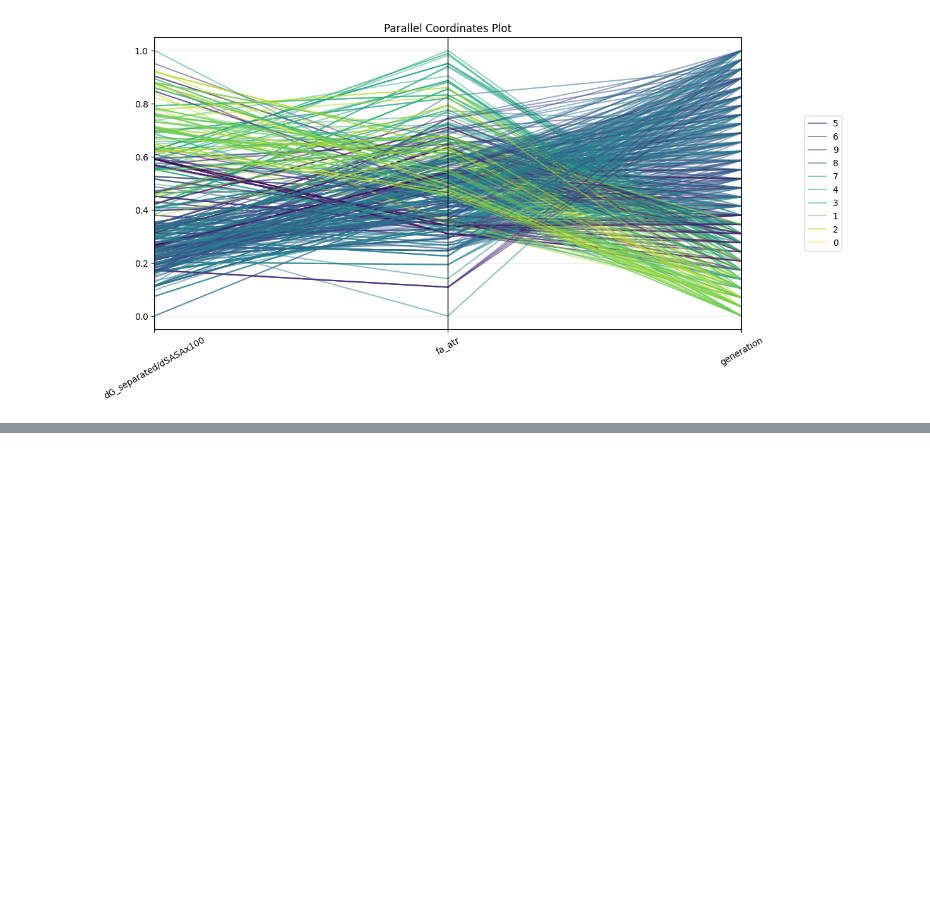
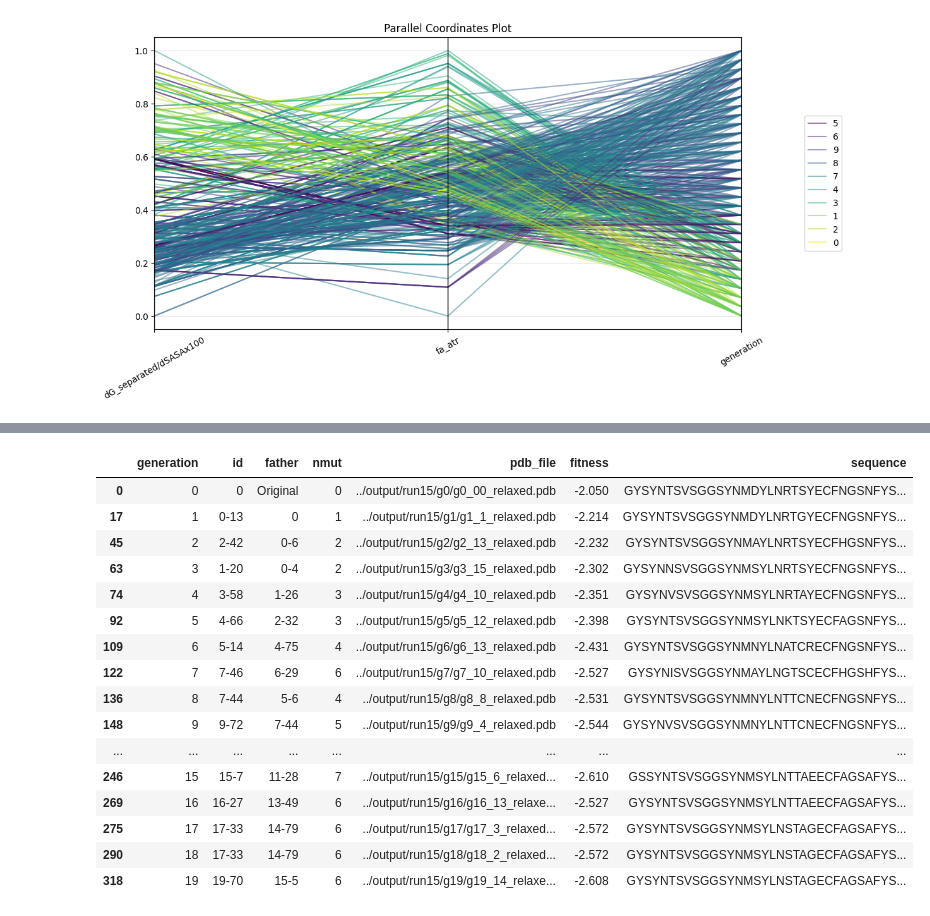
Before and after one commit to applibres/protein_ea_02, a Jupyter notebook: test.ipynb, the cells around one changed output, grey strips where cells are left out. Saved outputs shown, nothing was run; the diff lists cells and outputs as text; code cells hidden in the pictures; blank space fills up the shorter version.

```diff
--- a/test.ipynb
+++ b/test.ipynb
@@ -181,3 +158,6 @@ plt.legend(loc='center left', bbox_to_anchor=(1.1, 0.5))
 plt.show()
 # %% [output]
 [figure]
+# %%
+df_single = pd.read_csv("tests/test2_1mobj/statistics/run15_individuals.csv")
+df_single
@@ -183,0 +178,21 @@ plt.show()
+# %%
+best_per_gen = df_single.loc[df_single.groupby("generation")["fitness"].idxmax()]
+best_per_gen
+# %% [output]
+|  | generation | id | father | nmut | pdb_file | fitness | sequence |
+| 0 | 0 | 0 | Original | 0 | ../output/run15/g0/g0_00_relaxed.pdb | -2.050 | GYSYNTSVSGGSYNMDYLNRTSYECFNGSNFYS... |
+| 17 | 1 | 0-13 | 0 | 1 | ../output/run15/g1/g1_1_relaxed.pdb | -2.214 | GYSYNTSVSGGSYNMDYLNRTGYECFNGSNFYS... |
+| 45 | 2 | 2-42 | 0-6 | 2 | ../output/run15/g2/g2_13_relaxed.pdb | -2.232 | GYSYNTSVSGGSYNMAYLNRTSYECFHGSNFYS... |
+| 63 | 3 | 1-20 | 0-4 | 2 | ../output/run15/g3/g3_15_relaxed.pdb | -2.302 | GYSYNNSVSGGSYNMSYLNRTSYECFNGSNFYS... |
+| 74 | 4 | 3-58 | 1-26 | 3 | ../output/run15/g4/g4_10_relaxed.pdb | -2.351 | GYSYNVSVSGGSYNMSYLNRTAYECFNGSNFYS... |
+| 92 | 5 | 4-66 | 2-32 | 3 | ../output/run15/g5/g5_12_relaxed.pdb | -2.398 | GYSYNTSVSGGSYNMSYLNKTSYECFAGSNFYS... |
+| 109 | 6 | 5-14 | 4-75 | 4 | ../output/run15/g6/g6_13_relaxed.pdb | -2.431 | GYSYNTSVSGGSYNMNYLNATCRECFNGSNFYS... |
+| 122 | 7 | 7-46 | 6-29 | 6 | ../output/run15/g7/g7_10_relaxed.pdb | -2.527 | GYSYNISVSGGSYNMAYLNGTSCECFHGSHFYS... |
+| 136 | 8 | 7-44 | 5-6 | 4 | ../output/run15/g8/g8_8_relaxed.pdb | -2.531 | GYSYNTSVSGGSYNMNYLNTTCNECFNGSNFYS... |
+| 148 | 9 | 9-72 | 7-44 | 5 | ../output/run15/g9/g9_4_relaxed.pdb | -2.544 | GYSYNVSVSGGSYNMNYLNTTCNECFNGSNFYS... |
+| ... | ... | ... | ... | ... | ... | ... | ... |
+| 246 | 15 | 15-7 | 11-28 | 7 | ../output/run15/g15/g15_6_relaxed... | -2.610 | GSSYNTSVSGGSYNMSYLNTTAEECFAGSAFYS... |
+| 269 | 16 | 16-27 | 13-49 | 6 | ../output/run15/g16/g16_13_relaxe... | -2.527 | GYSYNTSVSGGSYNMSYLNTTAEECFAGSAFYS... |
+| 275 | 17 | 17-33 | 14-79 | 6 | ../output/run15/g17/g17_3_relaxed... | -2.572 | GYSYNTSVSGGSYNMSYLNSTAGECFAGSAFYS... |
+| 290 | 18 | 17-33 | 14-79 | 6 | ../output/run15/g18/g18_2_relaxed... | -2.572 | GYSYNTSVSGGSYNMSYLNSTAGECFAGSAFYS... |
+| 318 | 19 | 19-70 | 15-5 | 6 | ../output/run15/g19/g19_14_relaxe... | -2.608 | GYSYNTSVSGGSYNMSYLNSTAGECFAGSAFYS... |
```
Also changed, not shown: parts of 7 cells of this notebook, 12 other files.
